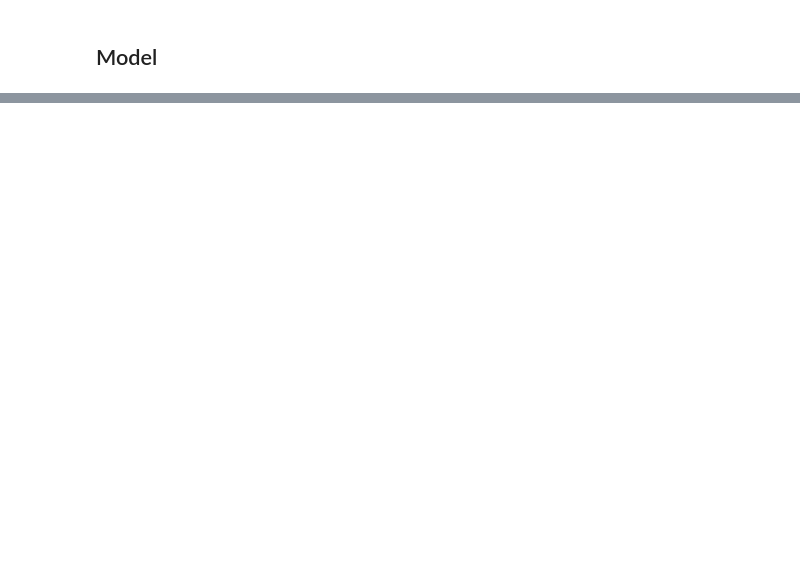
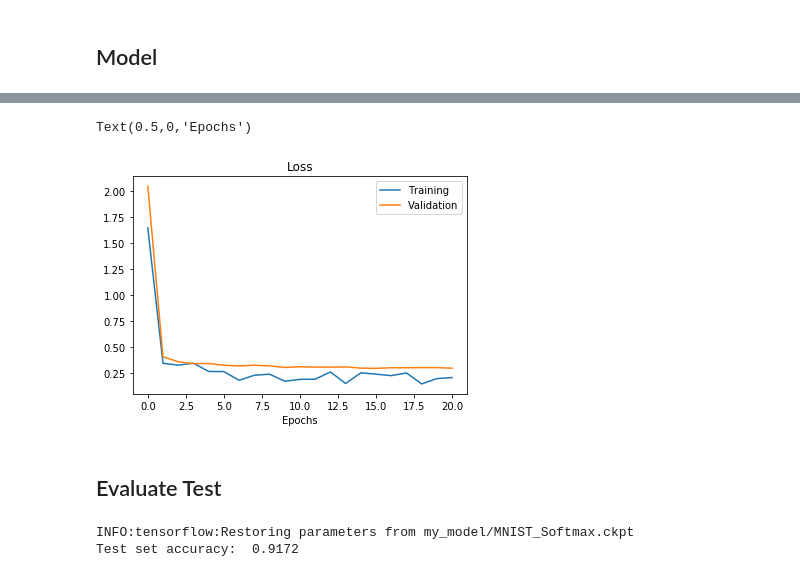
Before and after one commit to dangkhoadl/my-Machine-Learning, a Jupyter notebook: CourseUdemy_Tensorflow/3_CNN/1_MNIST_Softmax.ipynb, the cells around one changed output, grey strips where cells are left out. Saved outputs shown, nothing was run; the diff lists cells and outputs as text; code cells hidden in the pictures; blank space fills up the shorter version.

```diff
--- a/CourseUdemy_Tensorflow/3_CNN/1_MNIST_Softmax.ipynb
+++ b/CourseUdemy_Tensorflow/3_CNN/1_MNIST_Softmax.ipynb
@@ -132,0 +253,34 @@ with tf.Session() as sess:
+# %%
+plt.plot(train_losses)
+plt.plot(val_losses)
+
+plt.legend(['Training', 'Validation'])
+plt.title('Loss')
+plt.xlabel('Epochs')
+# %% [output]
+Text(0.5,0,'Epochs')
+[figure, added]
+# %% [markdown]
+## Evaluate Test
+# %%
+with tf.Session() as sess:
+    # Restore the model
+    saver.restore(sess,'my_model/MNIST_Softmax.ckpt')
+
+    # Test accuracy
+    test_matches = tf.equal(
+        tf.argmax(y_test_cat, 1),
+        tf.argmax(y_pred, 1))
+
+    test_accuracy = tf.reduce_mean(tf.cast(test_matches,tf.float32))
+
+    test_acc = sess.run(
+        test_accuracy,
+        feed_dict={
+            X_ph: X_test_norm,
+            y_ph: y_test_cat})
+
+    print('Test set accuracy: ', test_acc)
+# %% [output]
+INFO:tensorflow:Restoring parameters from my_model/MNIST_Softmax.ckpt
+Test set accuracy:  0.9172
```
Also changed, not shown: parts of 14 cells of this notebook, 20 other files.
